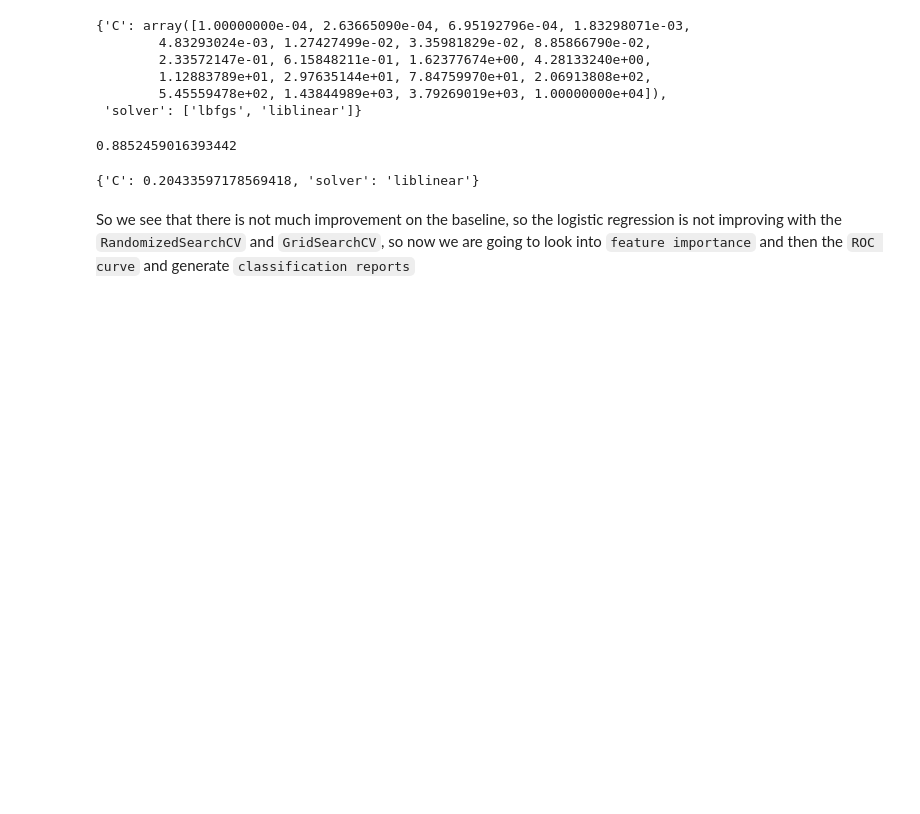
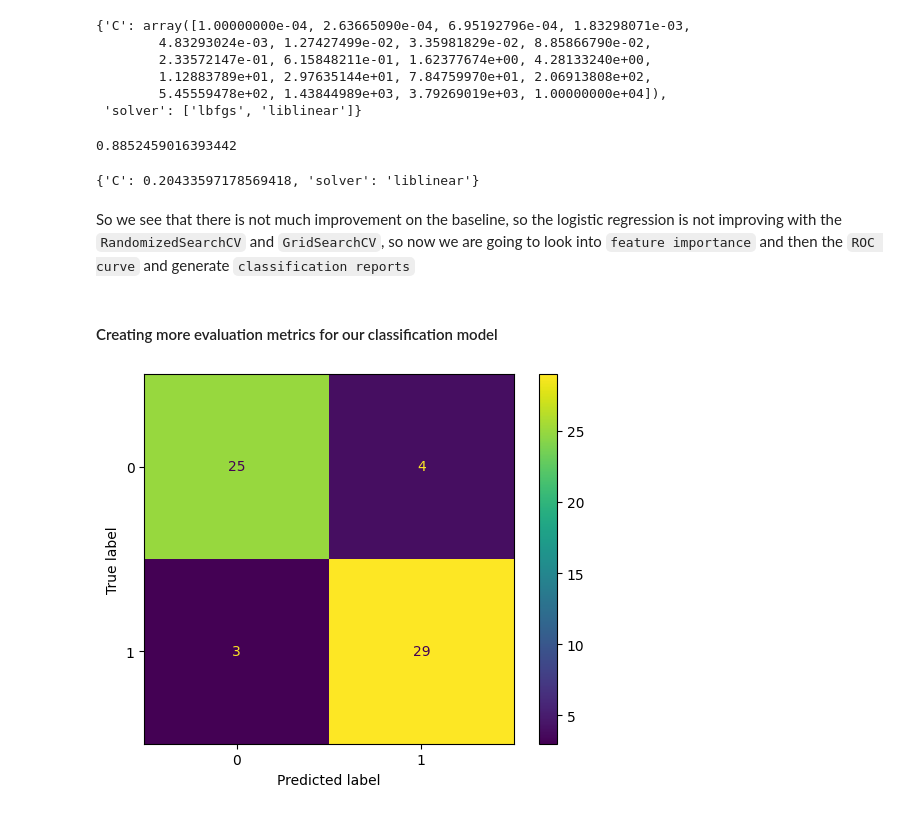
Before and after one commit to Sohaib90/ZTM-project-1, a Jupyter notebook: end-to-end.ipynb, the cells around one changed output. Saved outputs shown, nothing was run; the diff lists cells and outputs as text; code cells hidden in the pictures; blank space fills up the shorter version.

```diff
--- a/end-to-end.ipynb
+++ b/end-to-end.ipynb
@@ -583,3 +583,9 @@ grid_clf.best_params_
 {'C': 0.20433597178569418, 'solver': 'liblinear'}
 # %% [markdown]
 So we see that there is not much improvement on the baseline, so the logistic regression is not improving with the `RandomizedSearchCV` and `GridSearchCV`, so now we are going to look into `feature importance` and then the `ROC curve` and generate `classification reports`
+# %% [markdown]
+#### Creating more evaluation metrics for our classification model
+# %%
+ConfusionMatrixDisplay(confusion_matrix(y_test, grid_clf.predict(X_test))).plot();
+# %% [output]
+[figure, added]
```
Also changed, not shown: parts of 17 cells of this notebook.
